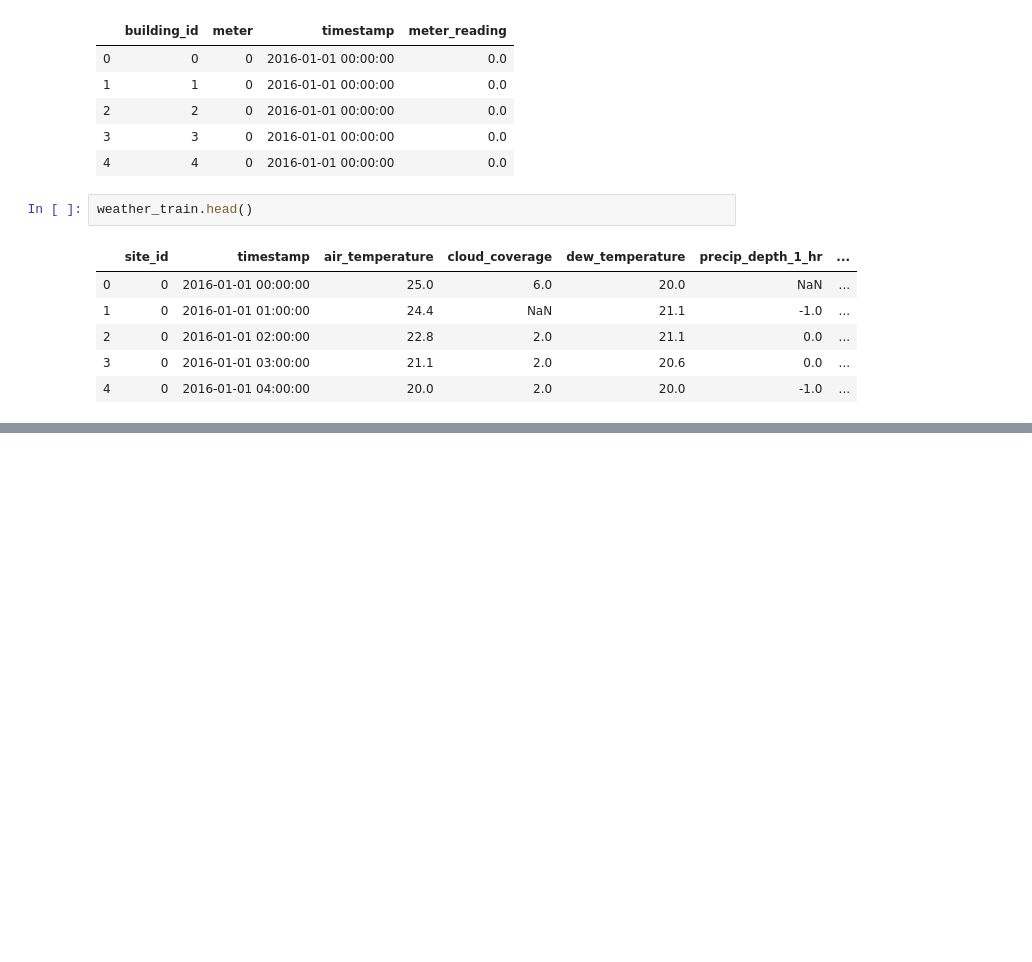
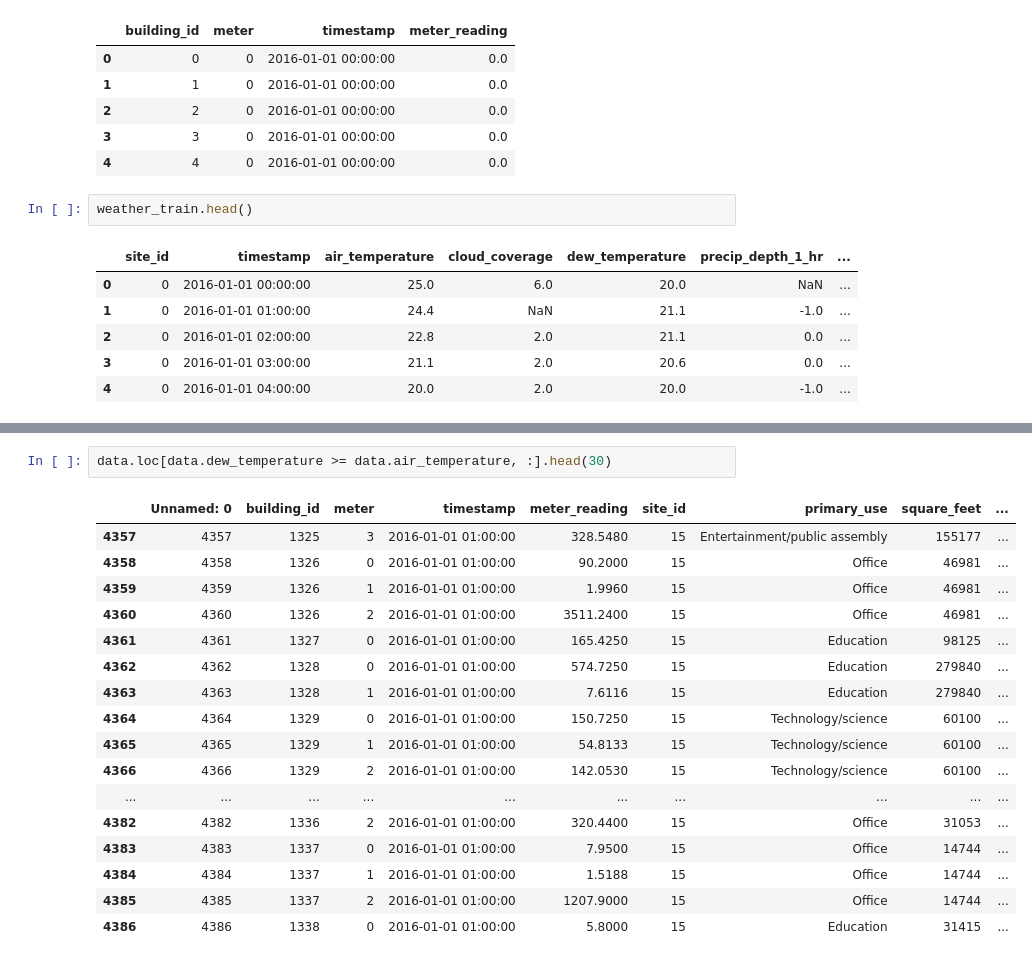
Before and after one commit to yjcho913/Kaggle, a Jupyter notebook: ashrae-energy-prediction.ipynb, the cells around one changed output, grey strips where cells are left out. Saved outputs shown, nothing was run; the diff lists cells and outputs as text; blank space fills up the shorter version.

```diff
--- a/ashrae-energy-prediction.ipynb
+++ b/ashrae-energy-prediction.ipynb
@@ -38,0 +121,20 @@ weather_train.head()
+# %%
+data.loc[data.dew_temperature >= data.air_temperature, :].head(30)
+# %% [output]
+|  | Unnamed: 0 | building_id | meter | timestamp | meter_reading | site_id | primary_use | square_feet | ... |
+| 4357 | 4357 | 1325 | 3 | 2016-01-01 01:00:00 | 328.5480 | 15 | Entertainment/public assembly | 155177 | ... |
+| 4358 | 4358 | 1326 | 0 | 2016-01-01 01:00:00 | 90.2000 | 15 | Office | 46981 | ... |
+| 4359 | 4359 | 1326 | 1 | 2016-01-01 01:00:00 | 1.9960 | 15 | Office | 46981 | ... |
+| 4360 | 4360 | 1326 | 2 | 2016-01-01 01:00:00 | 3511.2400 | 15 | Office | 46981 | ... |
+| 4361 | 4361 | 1327 | 0 | 2016-01-01 01:00:00 | 165.4250 | 15 | Education | 98125 | ... |
+| 4362 | 4362 | 1328 | 0 | 2016-01-01 01:00:00 | 574.7250 | 15 | Education | 279840 | ... |
+| 4363 | 4363 | 1328 | 1 | 2016-01-01 01:00:00 | 7.6116 | 15 | Education | 279840 | ... |
+| 4364 | 4364 | 1329 | 0 | 2016-01-01 01:00:00 | 150.7250 | 15 | Technology/science | 60100 | ... |
+| 4365 | 4365 | 1329 | 1 | 2016-01-01 01:00:00 | 54.8133 | 15 | Technology/science | 60100 | ... |
+| 4366 | 4366 | 1329 | 2 | 2016-01-01 01:00:00 | 142.0530 | 15 | Technology/science | 60100 | ... |
+| ... | ... | ... | ... | ... | ... | ... | ... | ... | ... |
+| 4382 | 4382 | 1336 | 2 | 2016-01-01 01:00:00 | 320.4400 | 15 | Office | 31053 | ... |
+| 4383 | 4383 | 1337 | 0 | 2016-01-01 01:00:00 | 7.9500 | 15 | Office | 14744 | ... |
+| 4384 | 4384 | 1337 | 1 | 2016-01-01 01:00:00 | 1.5188 | 15 | Office | 14744 | ... |
+| 4385 | 4385 | 1337 | 2 | 2016-01-01 01:00:00 | 1207.9000 | 15 | Office | 14744 | ... |
+| 4386 | 4386 | 1338 | 0 | 2016-01-01 01:00:00 | 5.8000 | 15 | Education | 31415 | ... |
```
Also changed, not shown: parts of 14 cells of this notebook.
